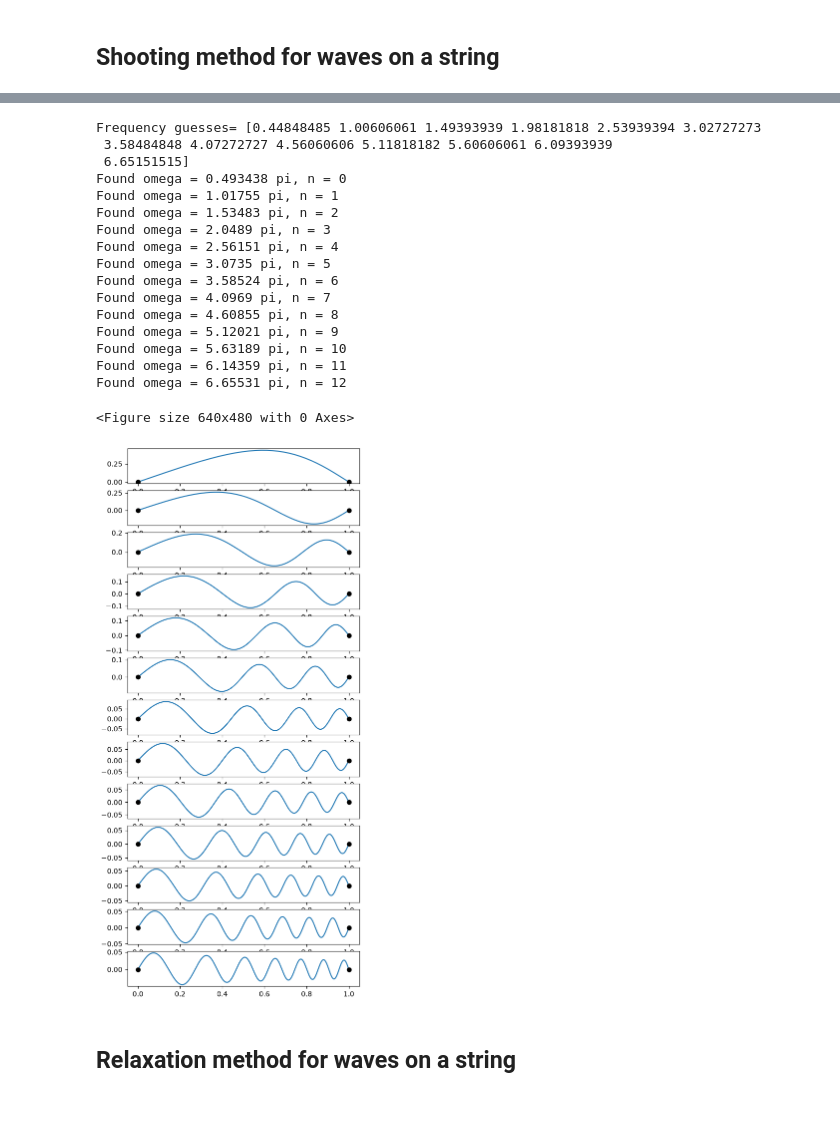
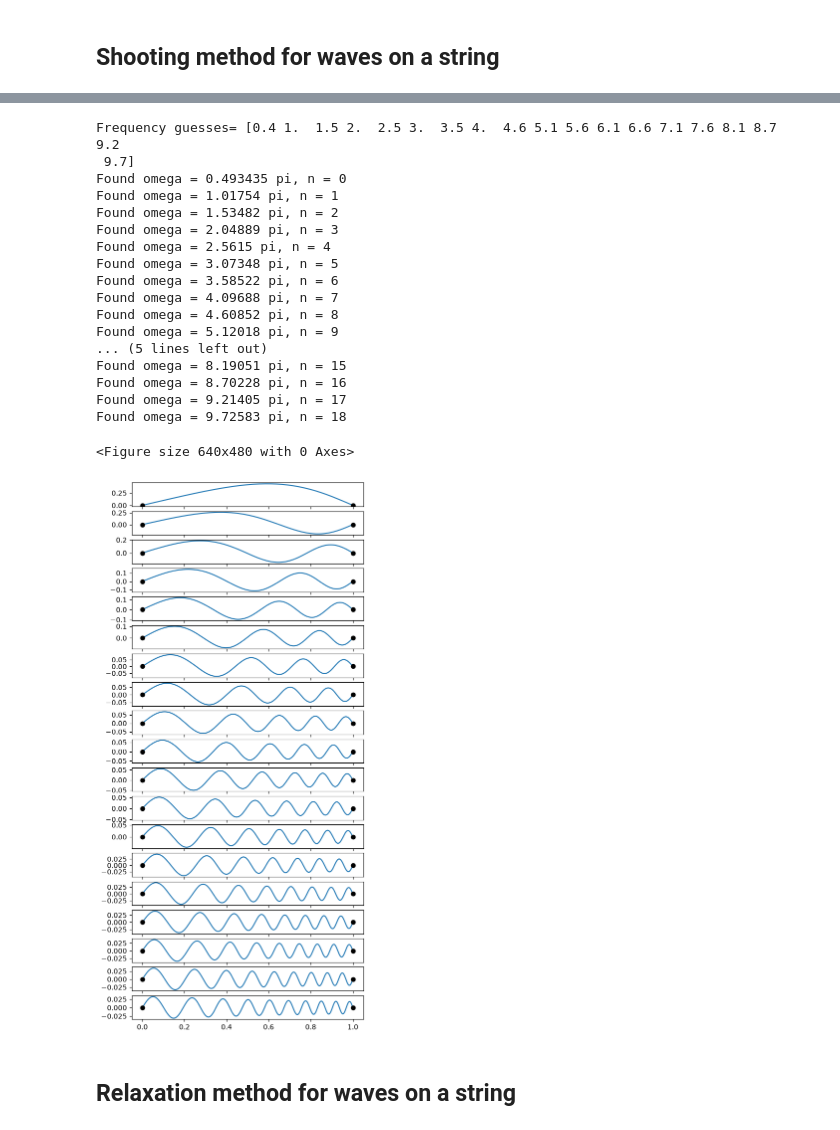
Before and after one commit to andrewcumming/phys512, a Jupyter notebook: solutions_bvp.ipynb, the cells around one changed output, grey strips where cells are left out. Drawn from its saved outputs; the diff is of its cells as text; code cells hidden in the pictures.

```diff
--- a/solutions_bvp.ipynb
+++ b/solutions_bvp.ipynb
@@ -21,12 +21,14 @@ def derivs(x, y, omega):
     return dfdx, dgdx
 
 def do_integration(omega):
-    result = scipy.integrate.solve_ivp(derivs, (1e-5,1), (0,1), dense_output=True, args=(omega,), atol=1e-8, rtol=1e-8)
+    result = scipy.integrate.solve_ivp(derivs, (0,1), (0,1),
+                dense_output=True, args=(omega,), atol=1e-8, rtol=1e-8)
     return result.y[0,-1]
 
 fig = plt.figure(figsize = (6,10))
 
-# We'll take advantage of the known frequencies for this case to define the search windows
+# We'll take advantage of the known frequencies for this case
+# to define the search windows
 oms = np.pi * np.array((1,2,3,4,5,6))
 num = len(oms)
 
@@ -34,7 +36,10 @@ for i, om in enumerate(oms):
     # search within 10% of the analytic frequency
     omega = scipy.optimize.brentq(do_integration, 0.9*om, 1.1*om)
 
-    result = scipy.integrate.solve_ivp(derivs, (1e-5,1), (0,1), dense_output=True, args=(omega,), atol=1e-8, rtol=1e-8)
+    # once we have the frequency from the root find, redo the integration
+    # to get the eigenfunction
+    result = scipy.integrate.solve_ivp(derivs, (1e-5,1), (0,1),
+                dense_output=True, args=(omega,), atol=1e-8, rtol=1e-8)
     x = result.t
     f = result.y[0]
 
@@ -69,11 +74,13 @@ def derivs(x, y, omega):
     return dfdx, dgdx
 
 def do_integration(omega):
-    result = scipy.integrate.solve_ivp(derivs, (1e-5,1), (0,1), dense_output=True, args=(omega,), atol=1e-8, rtol=1e-8)
+    result = scipy.integrate.solve_ivp(derivs, (0,1), (0,1),
+                dense_output=True, args=(omega,), atol=1e-8, rtol=1e-8)
     return result.y[0,-1]
 
 # Evaluate the displacement at x=1 on a grid of omega
-oms = np.pi * np.linspace(0.1,7,100)
+# Search for modes between omega = 0 and 10 pi.
+oms = np.pi * np.linspace(0.1,10,100)
 result = np.array([do_integration(om) for om in oms])
 plt.plot(oms/np.pi, result)
 plt.xlabel(r'$\omega/\pi$')
@@ -87,10 +94,16 @@ plt.clf()
 num = len(inds)
 fig = plt.figure(figsize = (6,14))
 
+# these arrays will be used to store the eigenmodes
+x_s = []
+f_s = []
+om_s = []
+
 for i, ind in enumerate(inds):
     omega = scipy.optimize.brentq(do_integration, oms[ind], oms[ind+1])
 
-    result = scipy.integrate.solve_ivp(derivs, (1e-5,1), (0,1), dense_output=True, args=(omega,), atol=1e-8, rtol=1e-8)
+    result = scipy.integrate.solve_ivp(derivs, (1e-5,1), (0,1),
+                dense_output=True, args=(omega,), atol=1e-8, rtol=1e-8)
     x = result.t
     f = result.y[0]
 
@@ -102,10 +115,10 @@ for i, ind in enumerate(inds):
     plt.plot(x, f)
     plt.plot((0,1),(0,0), 'ko')
 
+    # Store the eigenfunctions to compare later with the relaxation result
+    x_s.append(x)
+    f_s.append(f)
+    om_s.append(omega)
+
 plt.show()
-
-# Store the last eigenfunction we found to compare later with the relaxation result
-x_s = x
-f_s = f
-om_s = omega
 # %% [output]
@@ -113,20 +126,21 @@ om_s = omega
-Frequency guesses= [0.44848485 1.00606061 1.49393939 1.98181818 2.53939394 3.02727273
- 3.58484848 4.07272727 4.56060606 5.11818182 5.60606061 6.09393939
- 6.65151515]
-Found omega = 0.493438 pi, n = 0
-Found omega = 1.01755 pi, n = 1
-Found omega = 1.53483 pi, n = 2
-Found omega = 2.0489 pi, n = 3
-Found omega = 2.56151 pi, n = 4
-Found omega = 3.0735 pi, n = 5
-Found omega = 3.58524 pi, n = 6
-Found omega = 4.0969 pi, n = 7
-Found omega = 4.60855 pi, n = 8
-Found omega = 5.12021 pi, n = 9
-Found omega = 5.63189 pi, n = 10
-Found omega = 6.14359 pi, n = 11
-Found omega = 6.65531 pi, n = 12
+Frequency guesses= [0.4 1.  1.5 2.  2.5 3.  3.5 4.  4.6 5.1 5.6 6.1 6.6 7.1 7.6 8.1 8.7 9.2
+ 9.7]
+Found omega = 0.493435 pi, n = 0
+Found omega = 1.01754 pi, n = 1
+Found omega = 1.53482 pi, n = 2
+Found omega = 2.04889 pi, n = 3
+Found omega = 2.5615 pi, n = 4
+Found omega = 3.07348 pi, n = 5
+Found omega = 3.58522 pi, n = 6
+Found omega = 4.09688 pi, n = 7
+Found omega = 4.60852 pi, n = 8
+Found omega = 5.12018 pi, n = 9
+... (5 lines left out)
+Found omega = 8.19051 pi, n = 15
+Found omega = 8.70228 pi, n = 16
+Found omega = 9.21405 pi, n = 17
+Found omega = 9.72583 pi, n = 18
 <Figure size 640x480 with 0 Axes>
-[figure, old version]
+[figure, new version]
 # %% [markdown]
 ## Relaxation method for waves on a string
```
Also changed, not shown: parts of 14 cells of this notebook.
